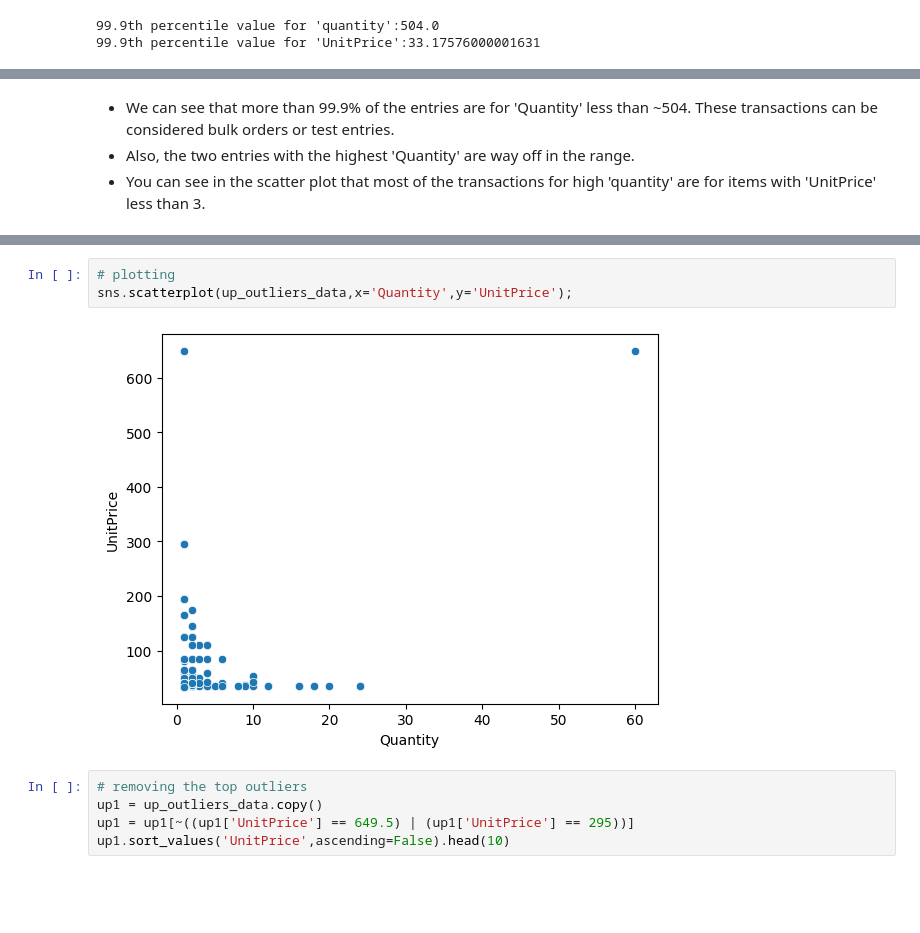
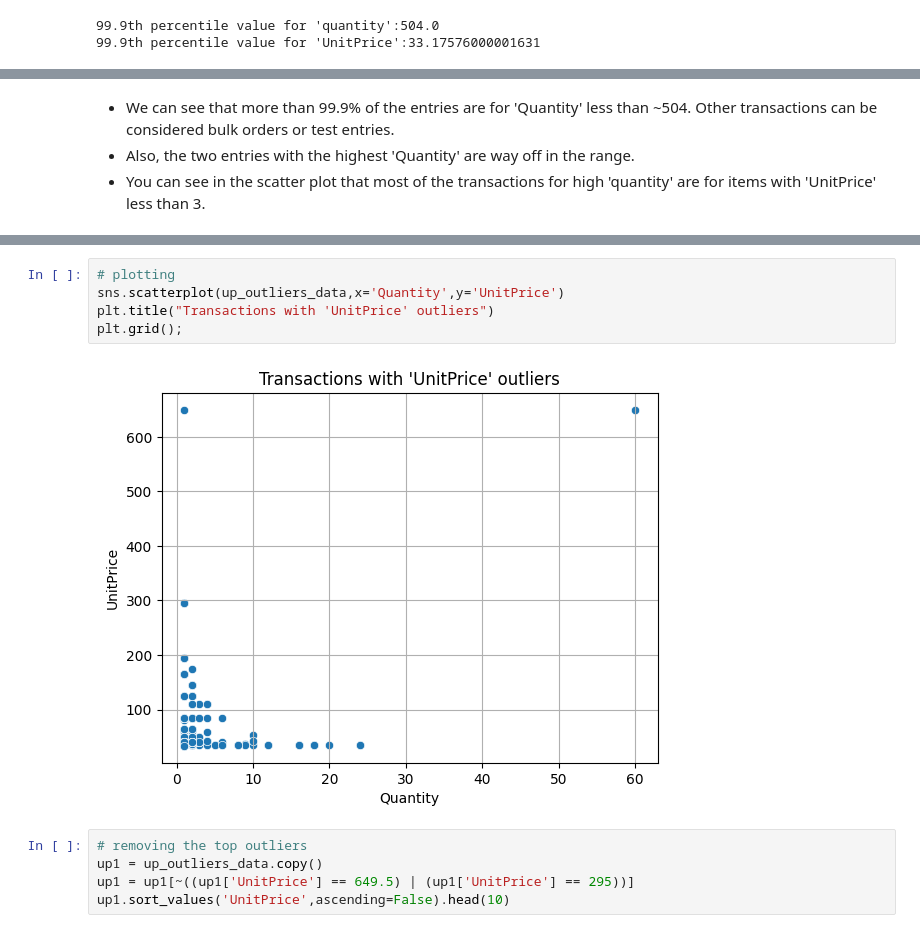
Before and after one commit to tatv047/online-retail-data-analysis, a Jupyter notebook: notebooks/eda.ipynb, the cells around one changed output, grey strips where cells are left out. Cells and saved outputs as stored; diff of their text form; blank space fills up the shorter version.

```diff
--- a/notebooks/eda.ipynb
+++ b/notebooks/eda.ipynb
@@ -450,5 +466,5 @@ sns.scatterplot(q1,x='UnitPrice',y='Quantity');
 # %% [markdown]
-- We can see that more than 99.9% of the entries are for 'Quantity' less than ~504. These transactions can be considered bulk orders or test entries.
+- We can see that more than 99.9% of the entries are for 'Quantity' less than ~504. Other transactions can be considered bulk orders or test entries.
 - Also, the two entries with the highest 'Quantity' are way off in the range.
 - You can see in the scatter plot that most of the transactions for high 'quantity' are for items with 'UnitPrice' less than 3.
 # %%
@@ -469,9 +485,11 @@ up_outliers_data.sort_values('UnitPrice',ascending=False).head(10)
 | 171178 | 551393 | 22656 | VINTAGE BLUE KITCHEN CABINET | 1 | 2011-04-28 12:22:00 | 295.0 | 14973.0 | United Kingdom |
 # %%
 # plotting
-sns.scatterplot(up_outliers_data,x='Quantity',y='UnitPrice');
+sns.scatterplot(up_outliers_data,x='Quantity',y='UnitPrice')
+plt.title("Transactions with 'UnitPrice' outliers")
+plt.grid();
 # %% [output]
-[figure, old version]
+[figure, new version]
 # %%
 # removing the top outliers
 up1 = up_outliers_data.copy()
```
Also changed, not shown: parts of 9 cells of this notebook, 14 other files.
